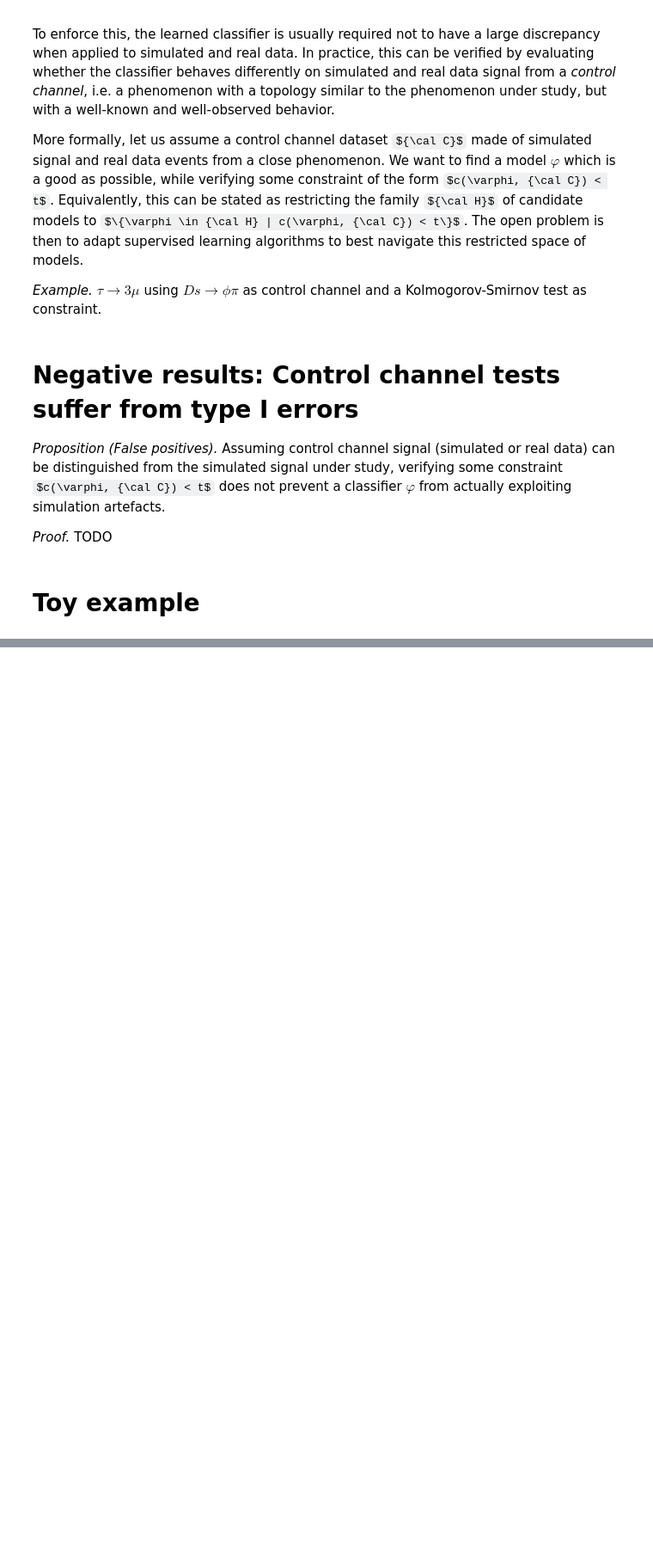
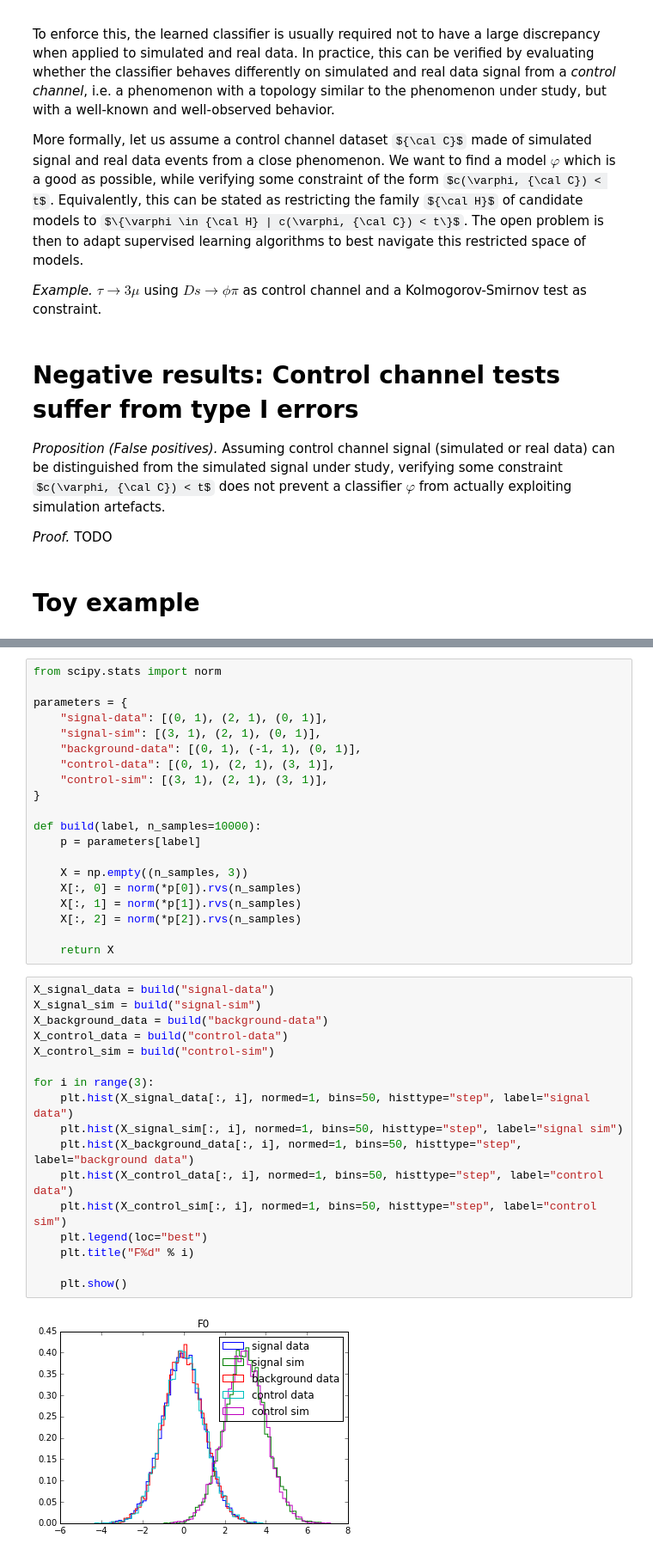
Before and after one commit to glouppe/notebooks, a Jupyter notebook: Classification with a control channel.ipynb, the cells around one changed output, grey strips where cells are left out. Shown at 86% size. Saved outputs shown, nothing was run; the diff lists cells and outputs as text; some formulas as TeX source; blank space fills up the shorter version.

```diff
--- a/Classification with a control channel.ipynb
+++ b/Classification with a control channel.ipynb
@@ -70,0 +80,39 @@ _Proof._ TODO
+# %%
+from scipy.stats import norm
+
+parameters = {
+    "signal-data": [(0, 1), (2, 1), (0, 1)],
+    "signal-sim": [(3, 1), (2, 1), (0, 1)],
+    "background-data": [(0, 1), (-1, 1), (0, 1)],
+    "control-data": [(0, 1), (2, 1), (3, 1)],
+    "control-sim": [(3, 1), (2, 1), (3, 1)],
+}
+
+def build(label, n_samples=10000):
+    p = parameters[label]
+
+    X = np.empty((n_samples, 3))
+    X[:, 0] = norm(*p[0]).rvs(n_samples)
+    X[:, 1] = norm(*p[1]).rvs(n_samples)
+    X[:, 2] = norm(*p[2]).rvs(n_samples)
+
+    return X
+# %%
+X_signal_data = build("signal-data")
+X_signal_sim = build("signal-sim")
+X_background_data = build("background-data")
+X_control_data = build("control-data")
+X_control_sim = build("control-sim")
+
+for i in range(3):
+    plt.hist(X_signal_data[:, i], normed=1, bins=50, histtype="step", label="signal data")
+    plt.hist(X_signal_sim[:, i], normed=1, bins=50, histtype="step", label="signal sim")
+    plt.hist(X_background_data[:, i], normed=1, bins=50, histtype="step", label="background data")
+    plt.hist(X_control_data[:, i], normed=1, bins=50, histtype="step", label="control data")
+    plt.hist(X_control_sim[:, i], normed=1, bins=50, histtype="step", label="control sim")
+    plt.legend(loc="best")
+    plt.title("F%d" % i)
+
+    plt.show()
+# %% [output]
+[figure, added]
```
Also changed, not shown: parts of 10 cells of this notebook.
